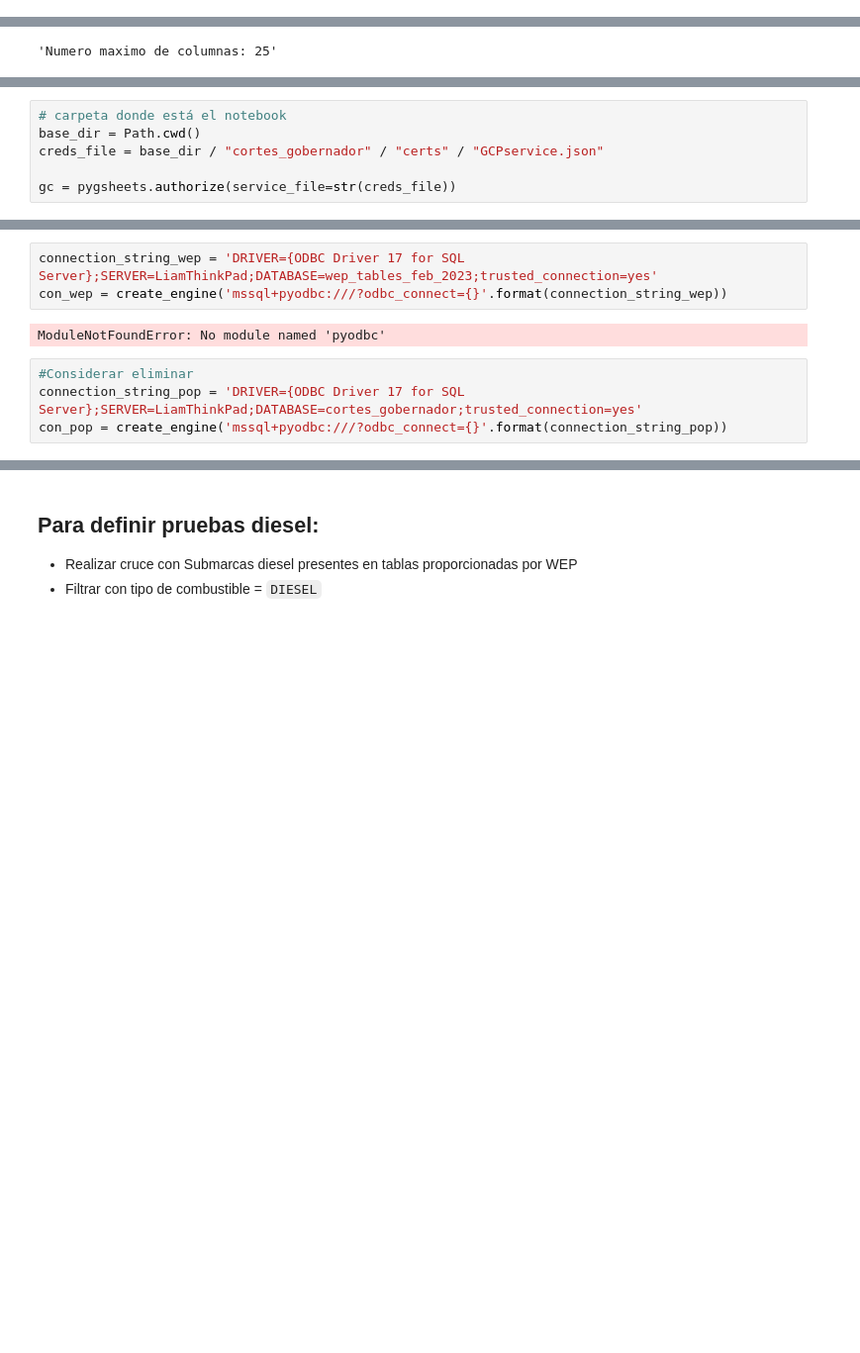
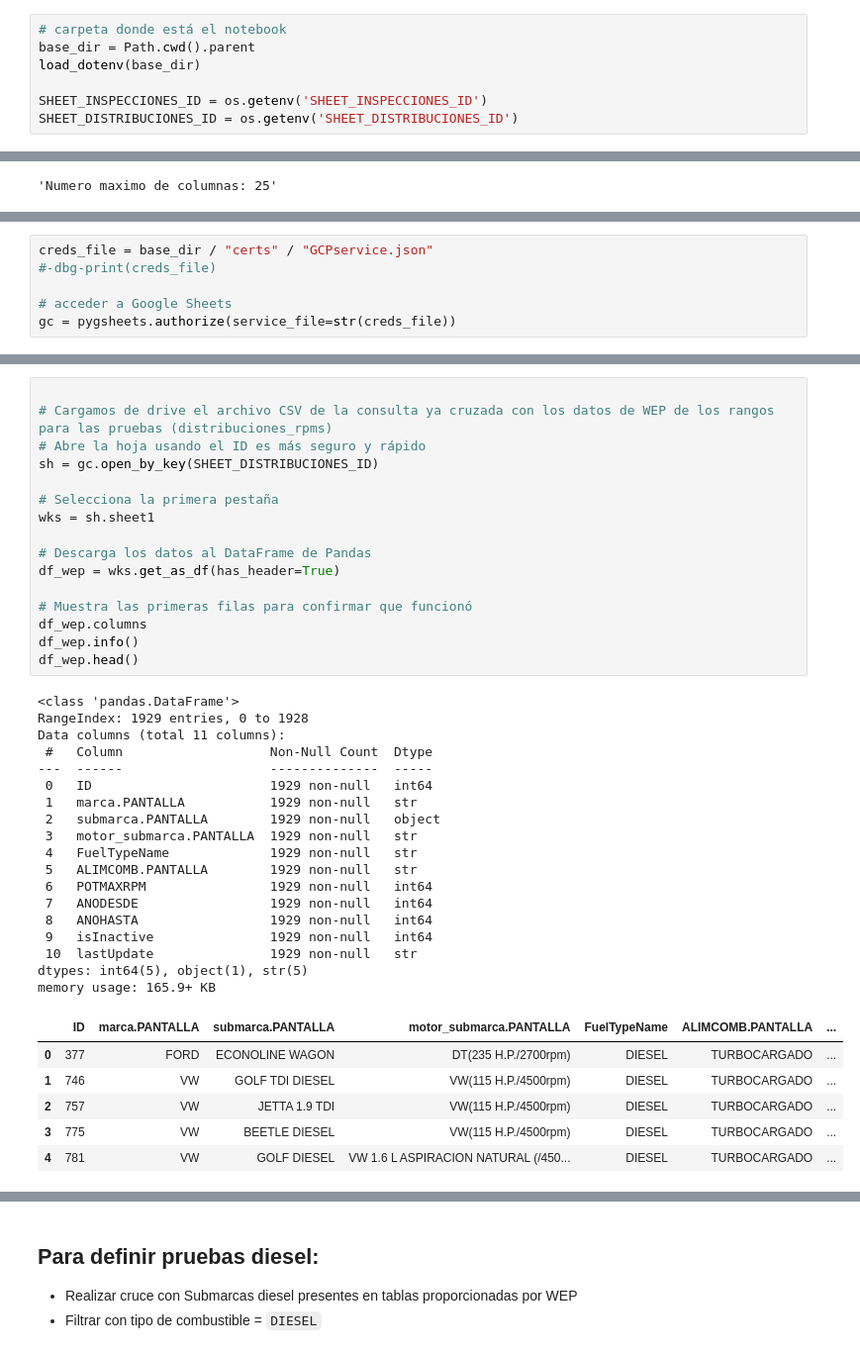
Before and after one commit to adG1l/cortesDiesel, a Jupyter notebook: notebooks/cortes_gobernador.ipynb, the cells around one changed output, grey strips where cells are left out. Shown at 99% size. Saved outputs shown, nothing was run; the diff lists cells and outputs as text; blank space fills up the shorter version.

Commit message:
save on drive changes

```diff
--- a/notebooks/cortes_gobernador.ipynb
+++ b/notebooks/cortes_gobernador.ipynb
@@ -34,3 +27,10 @@ ModuleNotFoundError: No module named 'duckdb'
+# %%
+# carpeta donde está el notebook
+base_dir = Path.cwd().parent
+load_dotenv(base_dir)
+
+SHEET_INSPECCIONES_ID = os.getenv('SHEET_INSPECCIONES_ID')
+SHEET_DISTRIBUCIONES_ID = os.getenv('SHEET_DISTRIBUCIONES_ID')
 # %%
 def max_rows(num):
     pd.set_option('display.max_rows',num)
@@ -47,7 +102,7 @@ max_cols(25)
 # %%
-# carpeta donde está el notebook
-base_dir = Path.cwd()
-creds_file = base_dir / "cortes_gobernador" / "certs" / "GCPservice.json"
+creds_file = base_dir / "certs" / "GCPservice.json"
+#-dbg-print(creds_file)
 
+# acceder a Google Sheets
 gc = pygsheets.authorize(service_file=str(creds_file))
 # %%
@@ -84,10 +150,42 @@ Index(['Centro', 'Serie', 'Placa', 'Linea', 'Fecha', 'TiempoEspera',
-# %%
-connection_string_wep = 'DRIVER={ODBC Driver 17 for SQL Server};SERVER=LiamThinkPad;DATABASE=wep_tables_feb_2023;trusted_connection=yes'
-con_wep = create_engine('mssql+pyodbc:///?odbc_connect={}'.format(connection_string_wep))
-# %% [output]
-ModuleNotFoundError: No module named 'pyodbc'
-# %%
-#Considerar eliminar
-connection_string_pop = 'DRIVER={ODBC Driver 17 for SQL Server};SERVER=LiamThinkPad;DATABASE=cortes_gobernador;trusted_connection=yes'
-con_pop = create_engine('mssql+pyodbc:///?odbc_connect={}'.format(connection_string_pop))
+# %%
+
+# Cargamos de drive el archivo CSV de la consulta ya cruzada con los datos de WEP de los rangos para las pruebas (distribuciones_rpms)
+# Abre la hoja usando el ID es más seguro y rápido
+sh = gc.open_by_key(SHEET_DISTRIBUCIONES_ID)
+
+# Selecciona la primera pestaña
+wks = sh.sheet1
+
+# Descarga los datos al DataFrame de Pandas
+df_wep = wks.get_as_df(has_header=True)
+
+# Muestra las primeras filas para confirmar que funcionó
+df_wep.columns
+df_wep.info()
+df_wep.head()
+# %% [output]
+<class 'pandas.DataFrame'>
+RangeIndex: 1929 entries, 0 to 1928
+Data columns (total 11 columns):
+ #   Column                   Non-Null Count  Dtype
+---  ------                   --------------  -----
+ 0   ID                       1929 non-null   int64
+ 1   marca.PANTALLA           1929 non-null   str
+ 2   submarca.PANTALLA        1929 non-null   object
+ 3   motor_submarca.PANTALLA  1929 non-null   str
+ 4   FuelTypeName             1929 non-null   str
+ 5   ALIMCOMB.PANTALLA        1929 non-null   str
+ 6   POTMAXRPM                1929 non-null   int64
+ 7   ANODESDE                 1929 non-null   int64
+ 8   ANOHASTA                 1929 non-null   int64
+ 9   isInactive               1929 non-null   int64
+ 10  lastUpdate               1929 non-null   str
+dtypes: int64(5), object(1), str(5)
+memory usage: 165.9+ KB
+|  | ID | marca.PANTALLA | submarca.PANTALLA | motor_submarca.PANTALLA | FuelTypeName | ALIMCOMB.PANTALLA | ... |
+| 0 | 377 | FORD | ECONOLINE WAGON | DT(235 H.P./2700rpm) | DIESEL | TURBOCARGADO | ... |
+| 1 | 746 | VW | GOLF TDI DIESEL | VW(115 H.P./4500rpm) | DIESEL | TURBOCARGADO | ... |
+| 2 | 757 | VW | JETTA 1.9 TDI | VW(115 H.P./4500rpm) | DIESEL | TURBOCARGADO | ... |
+| 3 | 775 | VW | BEETLE DIESEL | VW(115 H.P./4500rpm) | DIESEL | TURBOCARGADO | ... |
+| 4 | 781 | VW | GOLF DIESEL | VW 1.6 L ASPIRACION NATURAL (/450... | DIESEL | TURBOCARGADO | ... |
 # %%
```
Also changed, not shown: parts of 35 cells of this notebook, 2 other files.
